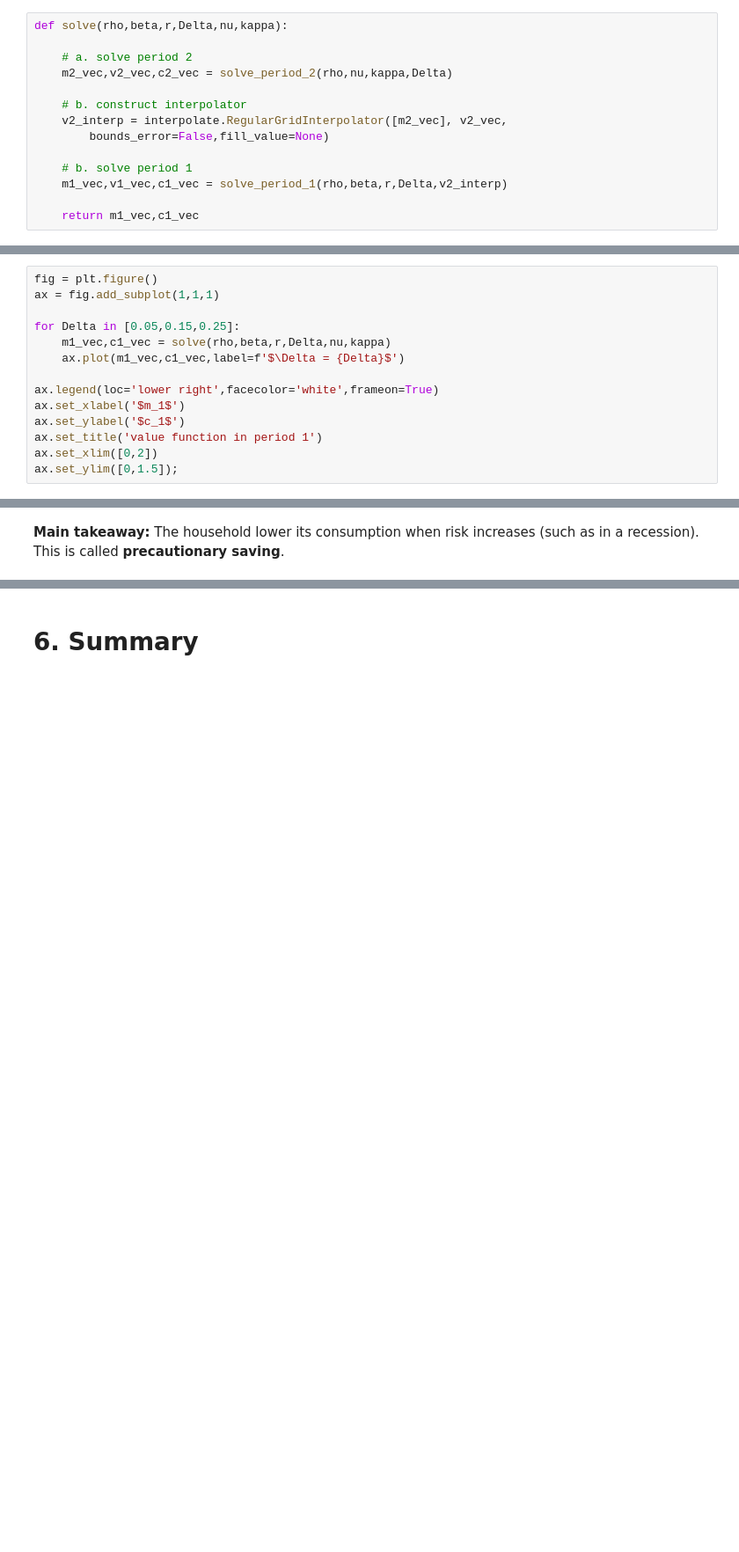
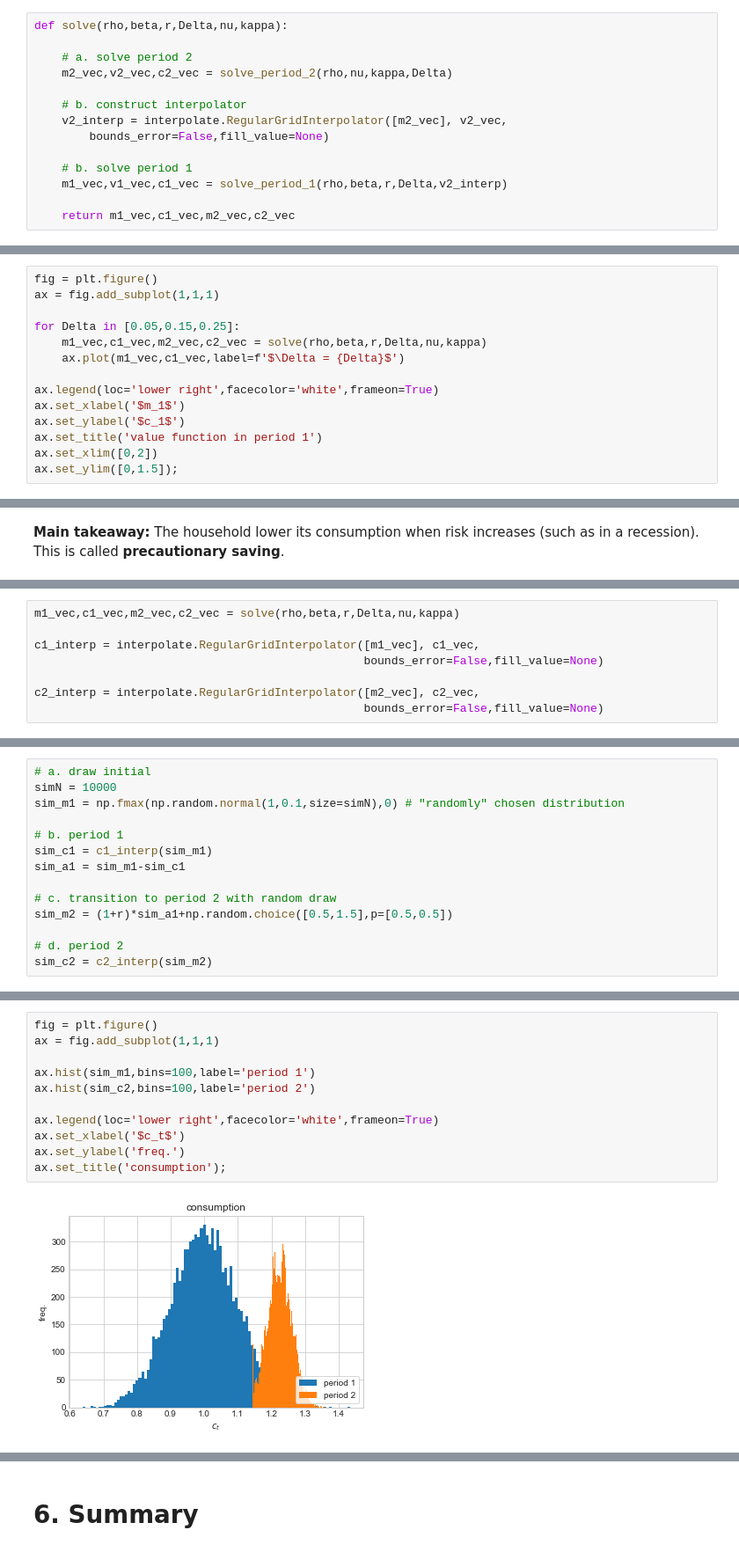
Before and after one commit to NumEconCopenhagen/lectures-2020, a Jupyter notebook: web/11/Numerical_optimization.ipynb, the cells around one changed output, grey strips where cells are left out. Shown at 88% size. Cells and saved outputs as stored; diff of their text form; blank space fills up the shorter version.

```diff
--- a/web/11/Numerical_optimization.ipynb
+++ b/web/11/Numerical_optimization.ipynb
@@ -1134,7 +1133,7 @@ def solve(rho,beta,r,Delta,nu,kappa):
     # b. solve period 1
     m1_vec,v1_vec,c1_vec = solve_period_1(rho,beta,r,Delta,v2_interp)
 
-    return m1_vec,c1_vec
+    return m1_vec,c1_vec,m2_vec,c2_vec
 # %% [markdown]
 **Plot consumption function for various level of income risk**, i.e varios $\Delta$
 # %%
@@ -1142,7 +1141,7 @@ fig = plt.figure()
 ax = fig.add_subplot(1,1,1)
 
 for Delta in [0.05,0.15,0.25]:
-    m1_vec,c1_vec = solve(rho,beta,r,Delta,nu,kappa)
+    m1_vec,c1_vec,m2_vec,c2_vec = solve(rho,beta,r,Delta,nu,kappa)
     ax.plot(m1_vec,c1_vec,label=f'$\Delta = {Delta}$')
 
 ax.legend(loc='lower right',facecolor='white',frameon=True)
@@ -1157,0 +1161,8 @@ ax.set_ylim([0,1.5]);
+# %%
+m1_vec,c1_vec,m2_vec,c2_vec = solve(rho,beta,r,Delta,nu,kappa)
+
+c1_interp = interpolate.RegularGridInterpolator([m1_vec], c1_vec,
+                                                bounds_error=False,fill_value=None)
+
+c2_interp = interpolate.RegularGridInterpolator([m2_vec], c2_vec,
+                                                bounds_error=False,fill_value=None)
@@ -1157,0 +1172,14 @@ ax.set_ylim([0,1.5]);
+# %%
+# a. draw initial
+simN = 10000
+sim_m1 = np.fmax(np.random.normal(1,0.1,size=simN),0) # "randomly" chosen distribution
+
+# b. period 1
+sim_c1 = c1_interp(sim_m1)
+sim_a1 = sim_m1-sim_c1
+
+# c. transition to period 2 with random draw
+sim_m2 = (1+r)*sim_a1+np.random.choice([0.5,1.5],p=[0.5,0.5])
+
+# d. period 2
+sim_c2 = c2_interp(sim_m2)
@@ -1157,0 +1188,13 @@ ax.set_ylim([0,1.5]);
+# %%
+fig = plt.figure()
+ax = fig.add_subplot(1,1,1)
+
+ax.hist(sim_m1,bins=100,label='period 1')
+ax.hist(sim_c2,bins=100,label='period 2')
+
+ax.legend(loc='lower right',facecolor='white',frameon=True)
+ax.set_xlabel('$c_t$')
+ax.set_ylabel('freq.')
+ax.set_title('consumption');
+# %% [output]
+[figure, added]
```
Also changed, not shown: parts of 9 cells of this notebook, 8 other files.
